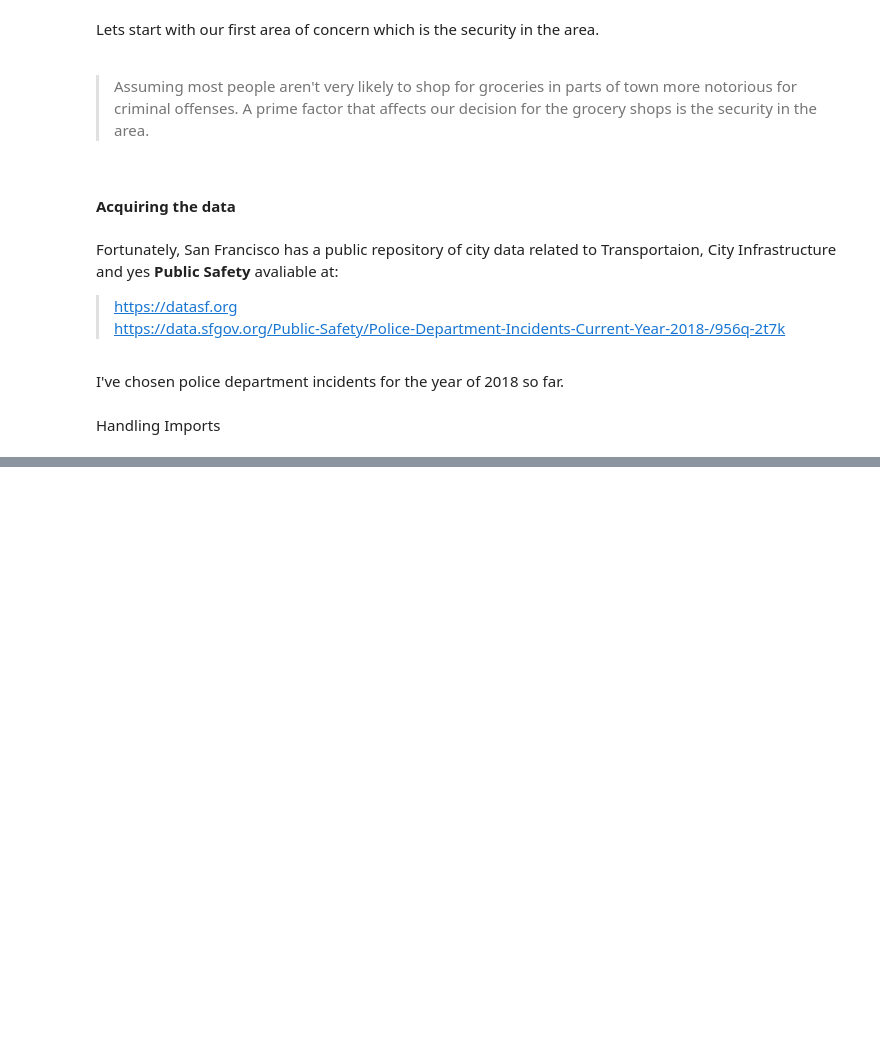
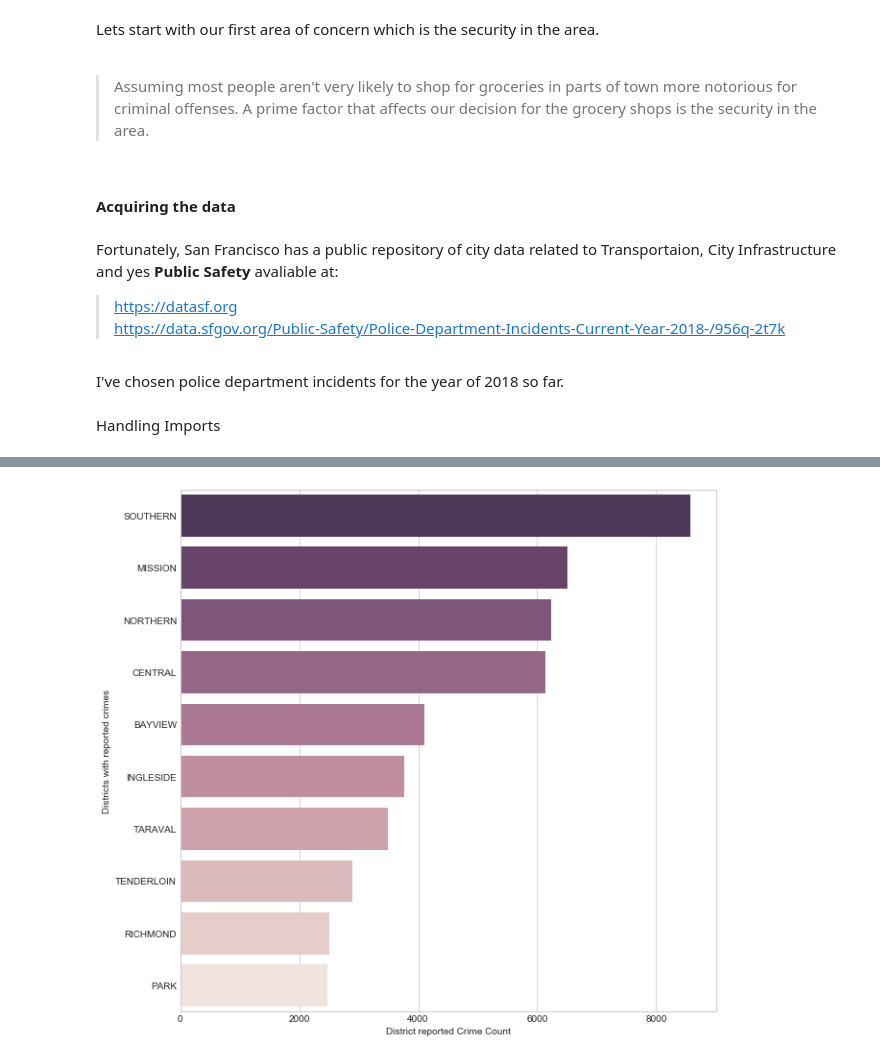
Before and after one commit to cmattey/VisaCaseStudy, a Jupyter notebook: VisaCaseStudy1.ipynb, the cells around one changed output, grey strips where cells are left out. Saved outputs shown, nothing was run; the diff lists cells and outputs as text; code cells hidden in the pictures; blank space fills up the shorter version.

```diff
--- a/VisaCaseStudy1.ipynb
+++ b/VisaCaseStudy1.ipynb
@@ -82,0 +134,7 @@ Let's look at these values further.
+# %%
+make_bar_plot(district_counts,disctrict_counts.index,
+             sns.cubehelix_palette(len(district_counts),dark=0.25, light=0.9,reverse=True),
+             'District reported Crime Count',
+             'Districts with reported crimes')
+# %% [output]
+[figure, added]
```
Also changed, not shown: parts of 33 cells of this notebook.
